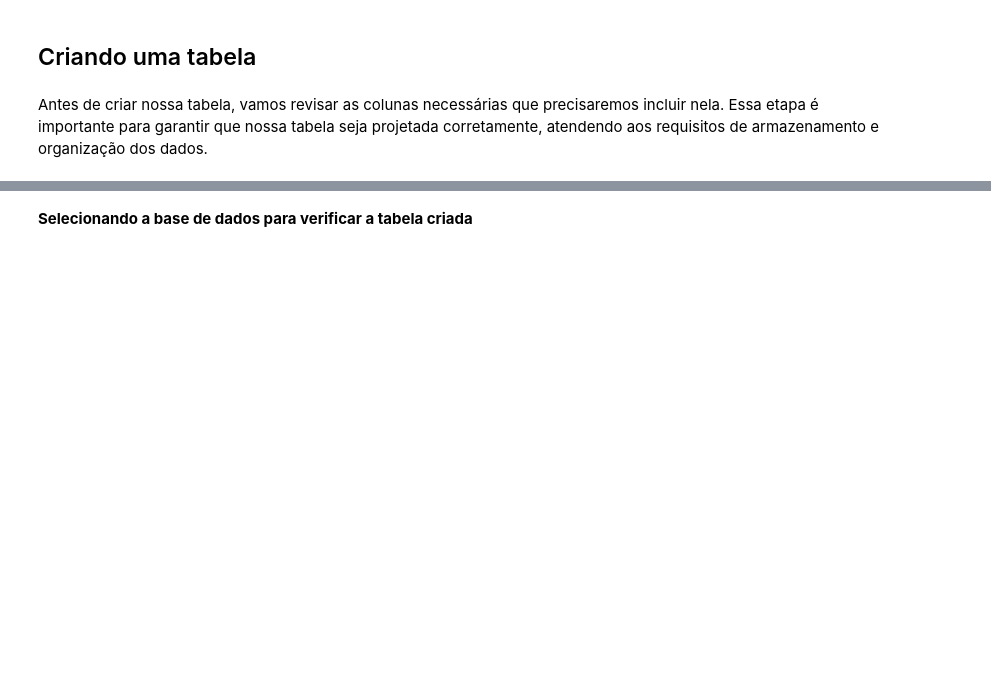
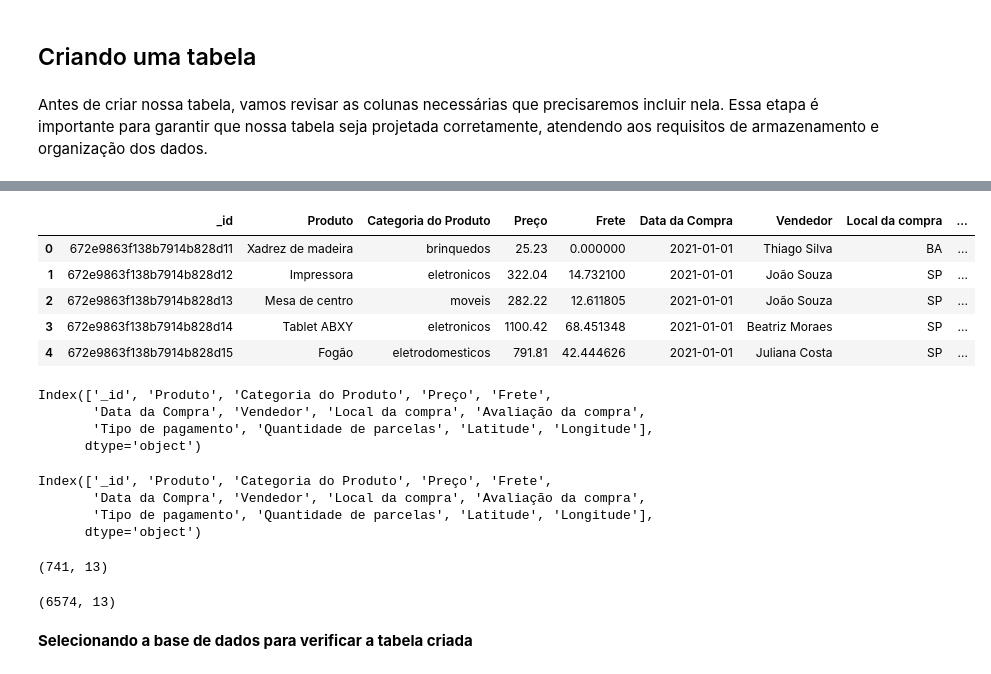
Before and after one commit to fFukurou/DataEngineering, a Jupyter notebook: 04_pipeline_python_mongo_mysql/notebooks/save_data_mysql.ipynb, the cells around one changed output, grey strips where cells are left out. Drawn from its saved outputs; the diff is of its cells as text; code cells hidden in the pictures; blank space fills up the shorter version.

```diff
--- a/04_pipeline_python_mongo_mysql/notebooks/save_data_mysql.ipynb
+++ b/04_pipeline_python_mongo_mysql/notebooks/save_data_mysql.ipynb
@@ -14,0 +55,32 @@ Antes de criar nossa tabela, vamos revisar as colunas necessárias que precisare
+# %%
+df_produtos = pd.read_csv("../data/tabela_2021_em_diante.csv")
+df_produtos.head()
+# %% [output]
+|  | _id | Produto | Categoria do Produto | Preço | Frete | Data da Compra | Vendedor | Local da compra | ... |
+| 0 | 672e9863f138b7914b828d11 | Xadrez de madeira | brinquedos | 25.23 | 0.000000 | 2021-01-01 | Thiago Silva | BA | ... |
+| 1 | 672e9863f138b7914b828d12 | Impressora | eletronicos | 322.04 | 14.732100 | 2021-01-01 | João Souza | SP | ... |
+| 2 | 672e9863f138b7914b828d13 | Mesa de centro | moveis | 282.22 | 12.611805 | 2021-01-01 | João Souza | SP | ... |
+| 3 | 672e9863f138b7914b828d14 | Tablet ABXY | eletronicos | 1100.42 | 68.451348 | 2021-01-01 | Beatriz Moraes | SP | ... |
+| 4 | 672e9863f138b7914b828d15 | Fogão | eletrodomesticos | 791.81 | 42.444626 | 2021-01-01 | Juliana Costa | SP | ... |
+# %%
+df_livros.columns
+# %% [output]
+Index(['_id', 'Produto', 'Categoria do Produto', 'Preço', 'Frete',
+       'Data da Compra', 'Vendedor', 'Local da compra', 'Avaliação da compra',
+       'Tipo de pagamento', 'Quantidade de parcelas', 'Latitude', 'Longitude'],
+      dtype='object')
+# %%
+df_produtos.columns
+# %% [output]
+Index(['_id', 'Produto', 'Categoria do Produto', 'Preço', 'Frete',
+       'Data da Compra', 'Vendedor', 'Local da compra', 'Avaliação da compra',
+       'Tipo de pagamento', 'Quantidade de parcelas', 'Latitude', 'Longitude'],
+      dtype='object')
+# %%
+df_livros.shape
+# %% [output]
+(741, 13)
+# %%
+df_produtos.shape
+# %% [output]
+(6574, 13)
```
Also changed, not shown: parts of 16 cells of this notebook, 1 other file.
